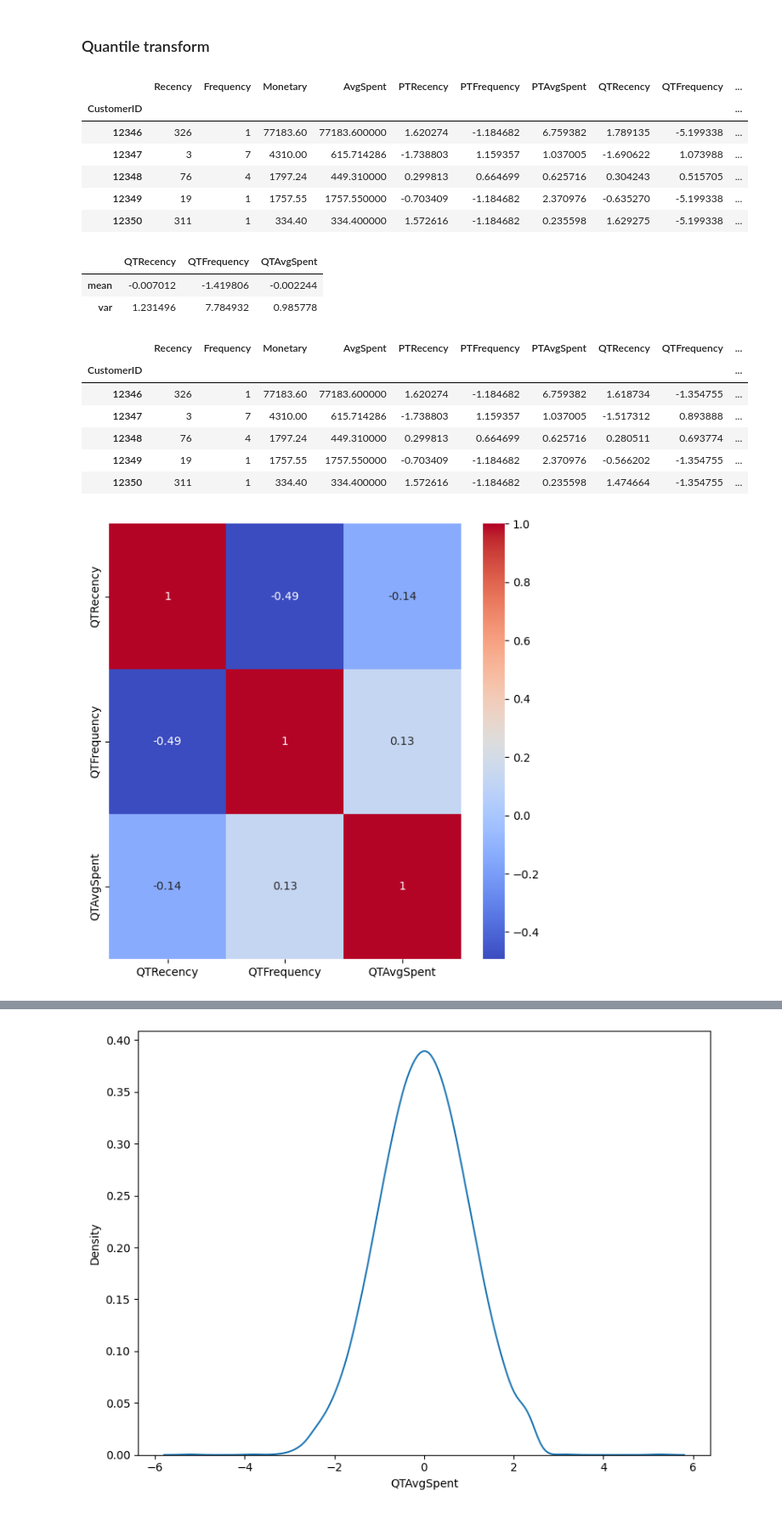
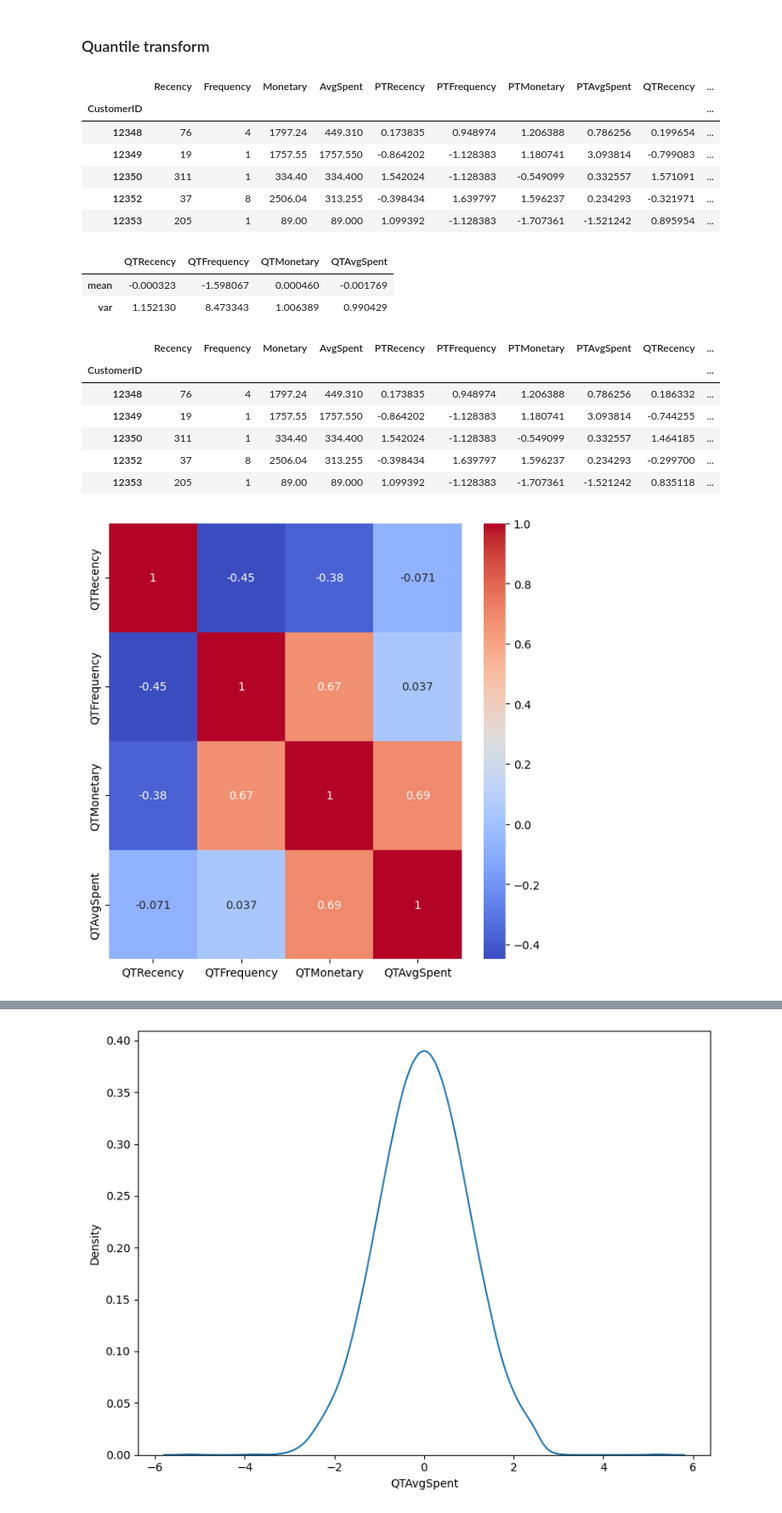
Before and after one commit to mwoitek/python-customer-segmentation, a Jupyter notebook: notebooks/online_retail/clustering_features.ipynb, the cells around one changed output, grey strips where cells are left out. Shown at 85% size. Drawn from its saved outputs; the diff is of its cells as text; code cells hidden in the pictures.

```diff
--- a/notebooks/online_retail/clustering_features.ipynb
+++ b/notebooks/online_retail/clustering_features.ipynb
@@ -55,0 +48,3 @@ df.head()
+# %%
+# Remove outliers from Frequency and Monetary
+df = remove_outliers(df, ["Frequency", "Monetary"])
@@ -134,12 +155,13 @@ assert (df["Frequency"] > 0).all()
 assert (df["AvgSpent"] > 0).all()
 # %%
 # Actual transformation
-X = df[["Recency", "Frequency", "AvgSpent"]].to_numpy()
+X = df[["Recency", "Frequency", "Monetary", "AvgSpent"]].to_numpy()
 X_new = PowerTransformer(method="box-cox").fit_transform(X)
 df = df.assign(
     PTRecency=X_new[:, 0],
     PTFrequency=X_new[:, 1],
-    PTAvgSpent=X_new[:, 2],
+    PTMonetary=X_new[:, 2],
+    PTAvgSpent=X_new[:, 3],
 )
 del X_new
 df.head()
@@ -203,59 +233,61 @@ X_new = qt.fit_transform(X)
 df = df.assign(
     QTRecency=X_new[:, 0],
     QTFrequency=X_new[:, 1],
-    QTAvgSpent=X_new[:, 2],
+    QTMonetary=X_new[:, 2],
+    QTAvgSpent=X_new[:, 3],
 )
 del qt
 del X_new
 df.head()
 # %% [output]
-|  | Recency | Frequency | Monetary | AvgSpent | PTRecency | PTFrequency | PTAvgSpent | QTRecency | QTFrequency | ... |
+|  | Recency | Frequency | Monetary | AvgSpent | PTRecency | PTFrequency | PTMonetary | PTAvgSpent | QTRecency | ... |
 | CustomerID |  |  |  |  |  |  |  |  |  | ... |
-| 12346 | 326 | 1 | 77183.60 | 77183.600000 | 1.620274 | -1.184682 | 6.759382 | 1.789135 | -5.199338 | ... |
-| 12347 | 3 | 7 | 4310.00 | 615.714286 | -1.738803 | 1.159357 | 1.037005 | -1.690622 | 1.073988 | ... |
-| 12348 | 76 | 4 | 1797.24 | 449.310000 | 0.299813 | 0.664699 | 0.625716 | 0.304243 | 0.515705 | ... |
-| 12349 | 19 | 1 | 1757.55 | 1757.550000 | -0.703409 | -1.184682 | 2.370976 | -0.635270 | -5.199338 | ... |
-| 12350 | 311 | 1 | 334.40 | 334.400000 | 1.572616 | -1.184682 | 0.235598 | 1.629275 | -5.199338 | ... |
+| 12348 | 76 | 4 | 1797.24 | 449.310 | 0.173835 | 0.948974 | 1.206388 | 0.786256 | 0.199654 | ... |
+| 12349 | 19 | 1 | 1757.55 | 1757.550 | -0.864202 | -1.128383 | 1.180741 | 3.093814 | -0.799083 | ... |
+| 12350 | 311 | 1 | 334.40 | 334.400 | 1.542024 | -1.128383 | -0.549099 | 0.332557 | 1.571091 | ... |
+| 12352 | 37 | 8 | 2506.04 | 313.255 | -0.398434 | 1.639797 | 1.596237 | 0.234293 | -0.321971 | ... |
+| 12353 | 205 | 1 | 89.00 | 89.000 | 1.099392 | -1.128383 | -1.707361 | -1.521242 | 0.895954 | ... |
 # %%
 # New features need to be standardized
-df[["QTRecency", "QTFrequency", "QTAvgSpent"]].agg(["mean", "var"])
+df[["QTRecency", "QTFrequency", "QTMonetary", "QTAvgSpent"]].agg(["mean", "var"])
 # %% [output]
-|  | QTRecency | QTFrequency | QTAvgSpent |
-| mean | -0.007012 | -1.419806 | -0.002244 |
-| var | 1.231496 | 7.784932 | 0.985778 |
+|  | QTRecency | QTFrequency | QTMonetary | QTAvgSpent |
+| mean | -0.000323 | -1.598067 | 0.000460 | -0.001769 |
+| var | 1.152130 | 8.473343 | 1.006389 | 0.990429 |
 # %%
 # Standardize new features
-X = df[["QTRecency", "QTFrequency", "QTAvgSpent"]].to_numpy()
+X = df[["QTRecency", "QTFrequency", "QTMonetary", "QTAvgSpent"]].to_numpy()
 X_new = StandardScaler().fit_transform(X)
 df = df.assign(
     QTRecency=X_new[:, 0],
     QTFrequency=X_new[:, 1],
-    QTAvgSpent=X_new[:, 2],
+    QTMonetary=X_new[:, 2],
+    QTAvgSpent=X_new[:, 3],
 )
 del X
 del X_new
 df.head()
 # %% [output]
-|  | Recency | Frequency | Monetary | AvgSpent | PTRecency | PTFrequency | PTAvgSpent | QTRecency | QTFrequency | ... |
+|  | Recency | Frequency | Monetary | AvgSpent | PTRecency | PTFrequency | PTMonetary | PTAvgSpent | QTRecency | ... |
 | CustomerID |  |  |  |  |  |  |  |  |  | ... |
-| 12346 | 326 | 1 | 77183.60 | 77183.600000 | 1.620274 | -1.184682 | 6.759382 | 1.618734 | -1.354755 | ... |
-| 12347 | 3 | 7 | 4310.00 | 615.714286 | -1.738803 | 1.159357 | 1.037005 | -1.517312 | 0.893888 | ... |
-| 12348 | 76 | 4 | 1797.24 | 449.310000 | 0.299813 | 0.664699 | 0.625716 | 0.280511 | 0.693774 | ... |
-| 12349 | 19 | 1 | 1757.55 | 1757.550000 | -0.703409 | -1.184682 | 2.370976 | -0.566202 | -1.354755 | ... |
-| 12350 | 311 | 1 | 334.40 | 334.400000 | 1.572616 | -1.184682 | 0.235598 | 1.474664 | -1.354755 | ... |
+| 12348 | 76 | 4 | 1797.24 | 449.310 | 0.173835 | 0.948974 | 1.206388 | 0.786256 | 0.186332 | ... |
+| 12349 | 19 | 1 | 1757.55 | 1757.550 | -0.864202 | -1.128383 | 1.180741 | 3.093814 | -0.744255 | ... |
+| 12350 | 311 | 1 | 334.40 | 334.400 | 1.542024 | -1.128383 | -0.549099 | 0.332557 | 1.464185 | ... |
+| 12352 | 37 | 8 | 2506.04 | 313.255 | -0.398434 | 1.639797 | 1.596237 | 0.234293 | -0.299700 | ... |
+| 12353 | 205 | 1 | 89.00 | 89.000 | 1.099392 | -1.128383 | -1.707361 | -1.521242 | 0.835118 | ... |
 # %%
 # Correlations
 fig, ax = plt.subplots(figsize=(6.0, 6.0), layout="tight")
 ax = cast(Axes, ax)
 sns.heatmap(
-    df[["QTRecency", "QTFrequency", "QTAvgSpent"]].corr(),
+    df[["QTRecency", "QTFrequency", "QTMonetary", "QTAvgSpent"]].corr(),
     annot=True,
     cmap=mpl.colormaps["coolwarm"],
     ax=ax,
 )
 plt.show()
 # %% [output]
-[figure, old version]
+[figure, new version]
 # %%
 # Distribution of QTRecency: Gaussian-like!!!
 fig, ax = plt.subplots(figsize=(8.0, 6.0), layout="tight")
```
Also changed, not shown: parts of 39 cells of this notebook, 1 other file.
